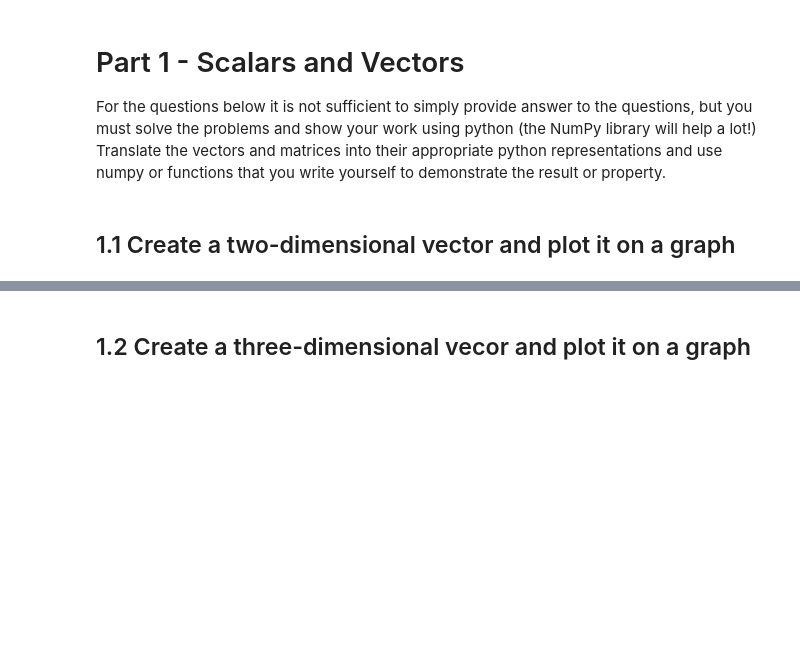
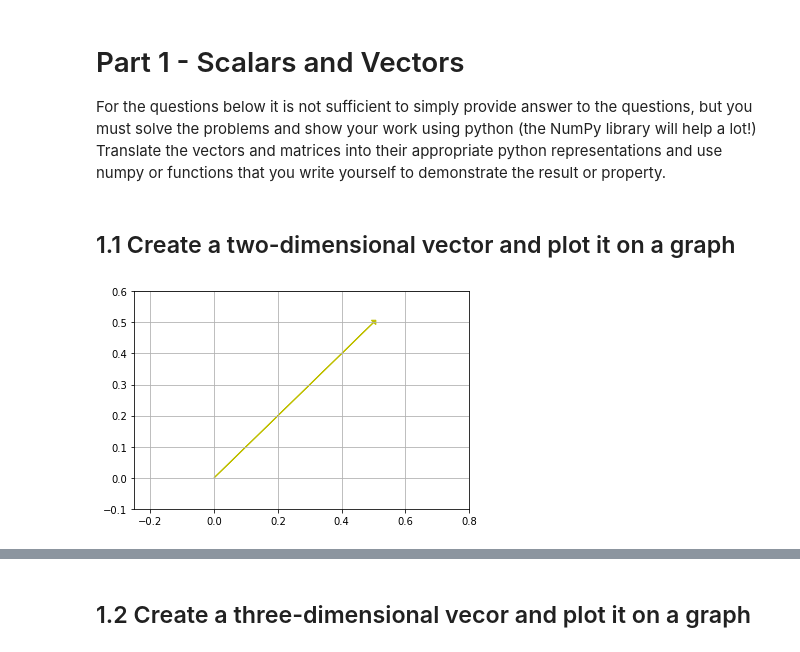
Before and after one commit to vjmiyagi/DS-Unit-1-Sprint-3-Linear-Algebra, a Jupyter notebook: module1/LS_DS_131_Vectors_and_Matrices_Assignment.ipynb, the cells around one changed output, grey strips where cells are left out. Cells and saved outputs as stored; diff of their text form; code cells hidden in the pictures; blank space fills up the shorter version.

```diff
--- a/module1/LS_DS_131_Vectors_and_Matrices_Assignment.ipynb
+++ b/module1/LS_DS_131_Vectors_and_Matrices_Assignment.ipynb
@@ -8,0 +14,15 @@ For the questions below it is not sufficient to simply provide answer to the que
+# %%
+# Plot a two-dimensional vector and plot it on a graph
+
+yellow = [.5, .5]
+
+fig, ax = plt.subplots()
+ax.grid()
+plt.xlim(-.25, .8)
+plt.ylim(-.1, .6)
+
+plt.arrow(0, 0, .5, .5, head_width=.02, head_length=0.01, color = 'y')
+
+plt.show()
+# %% [output]
+[figure, added]
```
Also changed, not shown: parts of 11 cells of this notebook.
